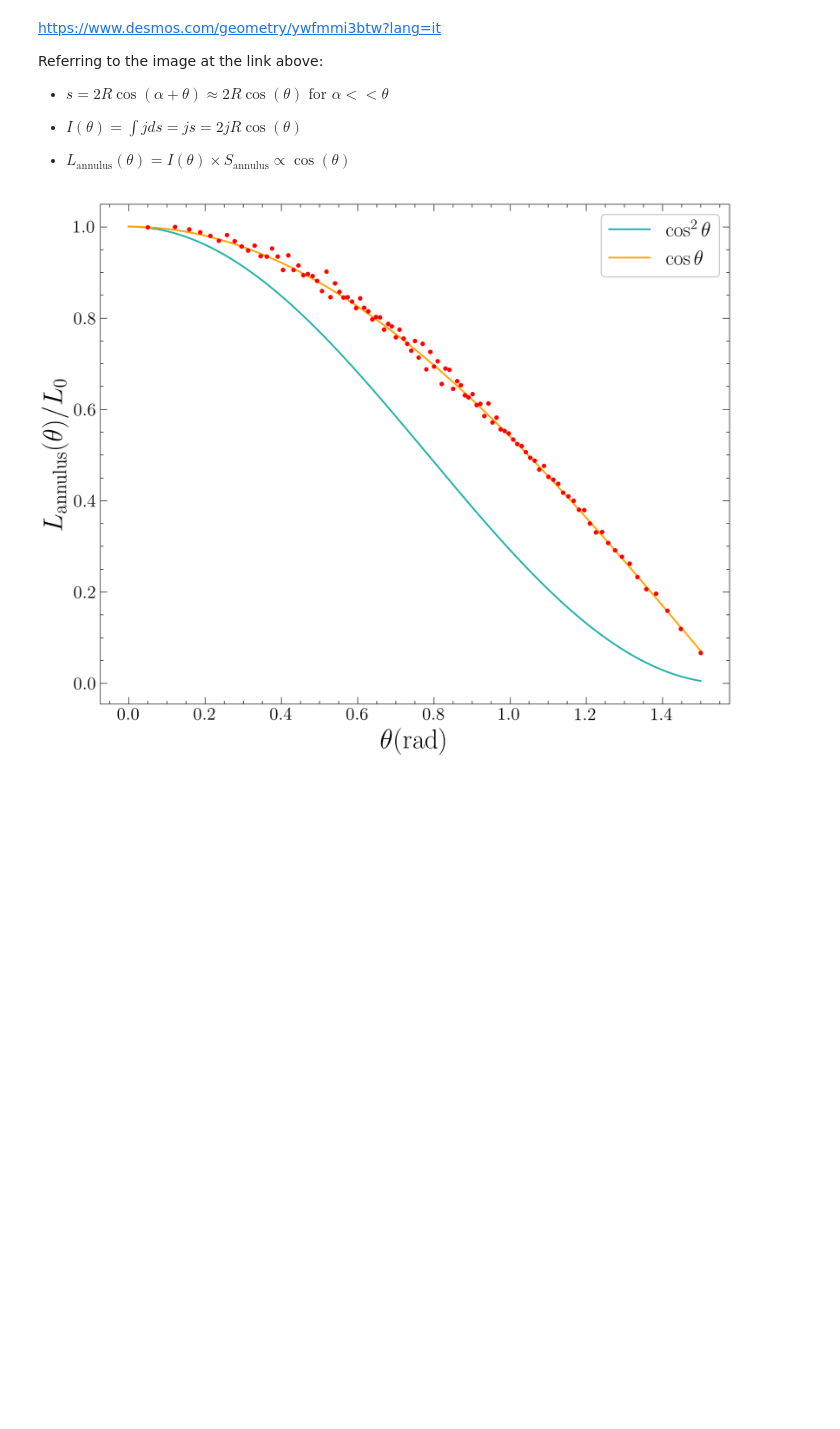
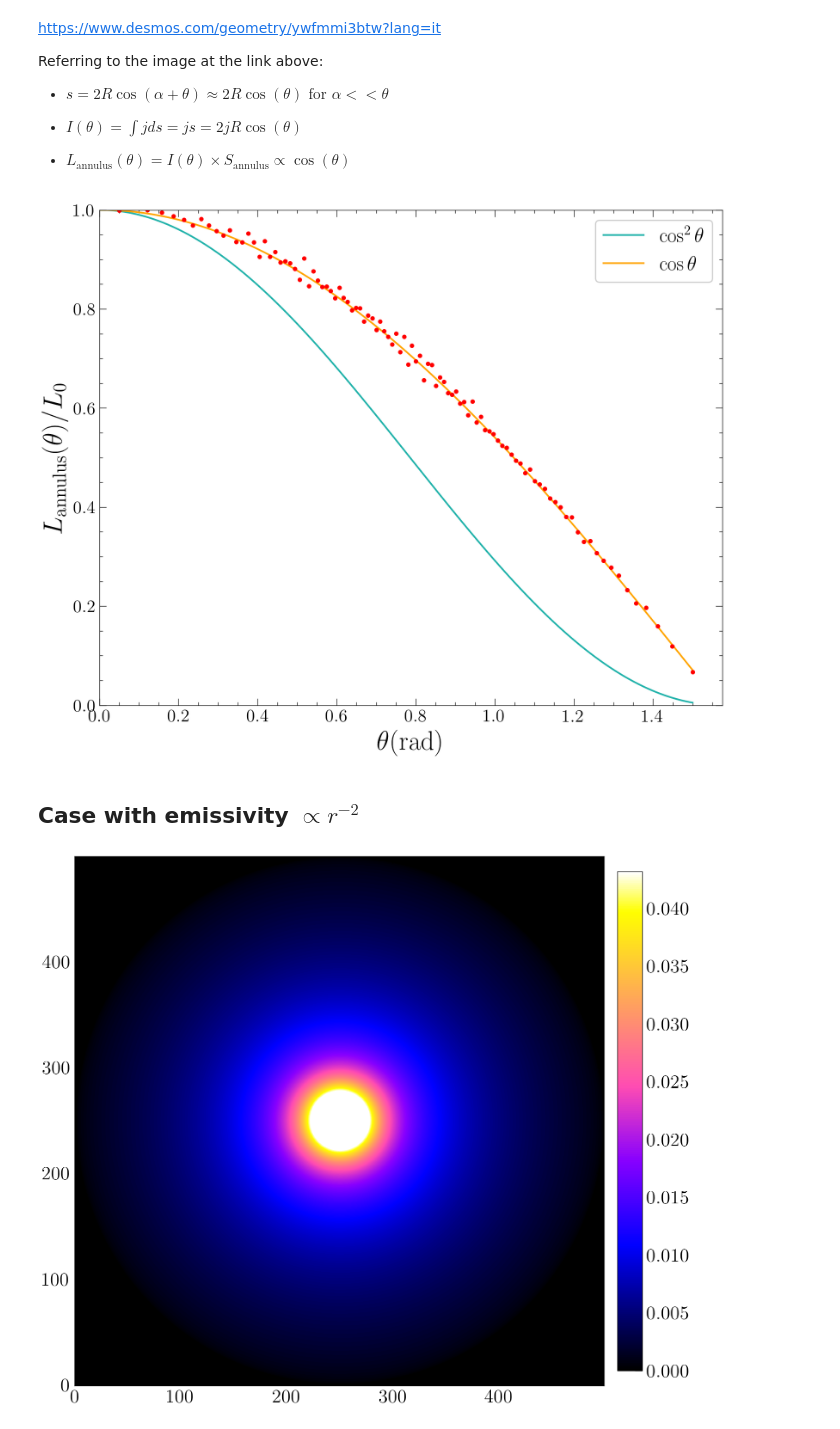
Before and after one commit to M-Bianchi/Laboratory-of-Data-Acquisition, a Jupyter notebook: sphere_simulation.ipynb, the cells around one changed output. Drawn from its saved outputs; the diff is of its cells as text; code cells hidden in the pictures; blank space fills up the shorter version.

```diff
--- a/sphere_simulation.ipynb
+++ b/sphere_simulation.ipynb
@@ -137,8 +128,36 @@ plt.errorbar(theta, annuli_flux*C_norm, fmt='o', color='red', markersize=3)
 theta_dense = np.linspace(0, np.max(theta), 1000)
 plt.plot(theta_dense, np.cos(theta_dense)**2, color='lightseagreen', label='$\cos^2 \\theta$')
 plt.plot(theta_dense, np.cos(theta_dense), color='orange', label='$\cos \\theta$')
+plt.xlim(0)
+plt.ylim(0, 1)
 plt.xlabel('$\\theta (\\text{rad})$')
 plt.ylabel('$L_\\text{annulus} (\\theta)/L_0$')
 plt.legend();
 # %% [output]
-[figure, old version]
+[figure, new version]
+# %% [markdown]
+## Case with emissivity $\propto r^{-2}$
+# %%
+def Create_Sphere_2Dprojection(image, center, radius, plot=True):
+    X, Y, Z = np.ogrid[:image.shape[0], :image.shape[1], :image.shape[2]]
+    dist_from_center = np.sqrt((X - center[0])**2 + (Y-center[1])**2 + (Z-center[2])**2)
+
+    image[dist_from_center > radius] = 0
+
+    image[dist_from_center <= radius] = 1/(1+dist_from_center[dist_from_center <= radius])**2
+
+    image_2d = image.sum(axis=2)/np.max(image.sum(axis=2))
+
+    # Plot the results
+    if plot==True:
+        plt.imshow(image_2d, clim=(0, np.quantile(image_2d, [0.99])), cmap='gnuplot2', origin='lower')
+        plt.colorbar(fraction=0.0375, pad=0.02);
+
+    return image_2d
+# %%
+cube = np.ones((side, side, side))
+
+sphere_2Dproj = Create_Sphere_2Dprojection(cube, center, radius)
+cube = []
+# %% [output]
+[figure, added]
```
Also changed, not shown: parts of 7 cells of this notebook.
